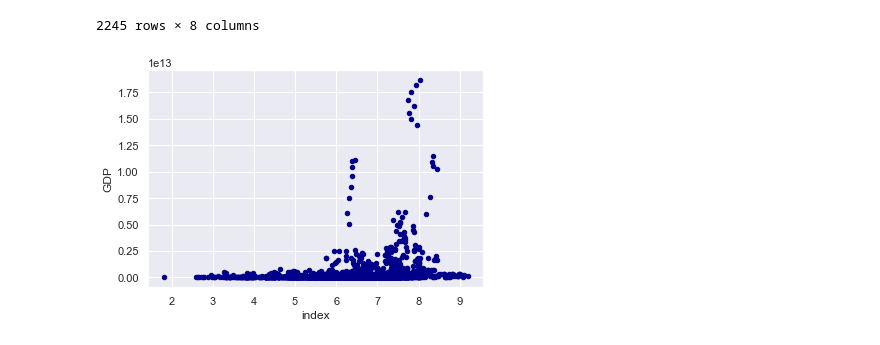
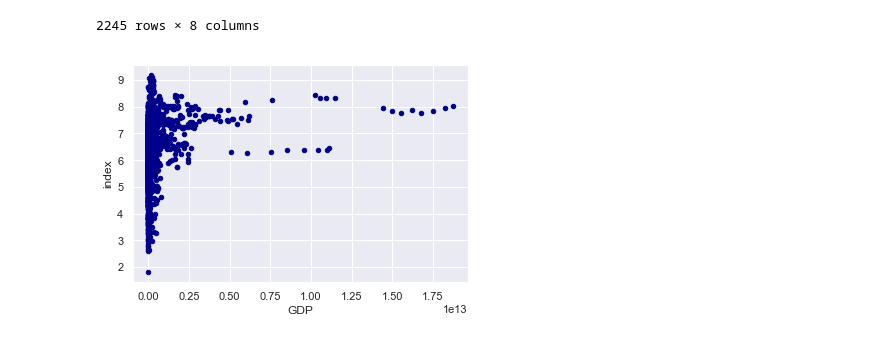
Before and after one commit to hakbrk/my_project, a Jupyter notebook: GDP.ipynb, the cells around one changed output. Saved outputs shown, nothing was run; the diff lists cells and outputs as text; code cells hidden in the pictures.

```diff
--- a/GDP.ipynb
+++ b/GDP.ipynb
@@ -65,7 +65,7 @@ merged
 # %%
 data = merged.filter(['GDP','index'], axis=1)
 # %%
-ax1 = data.plot.scatter(x='index',y='GDP',c='DarkBlue')
+ax1 = data.plot.scatter(x='GDP',y='index',c='DarkBlue')
 # %% [output]
-[figure, old version]
+[figure, new version]
 # %%
```
Also changed, not shown: parts of 5 cells of this notebook.
